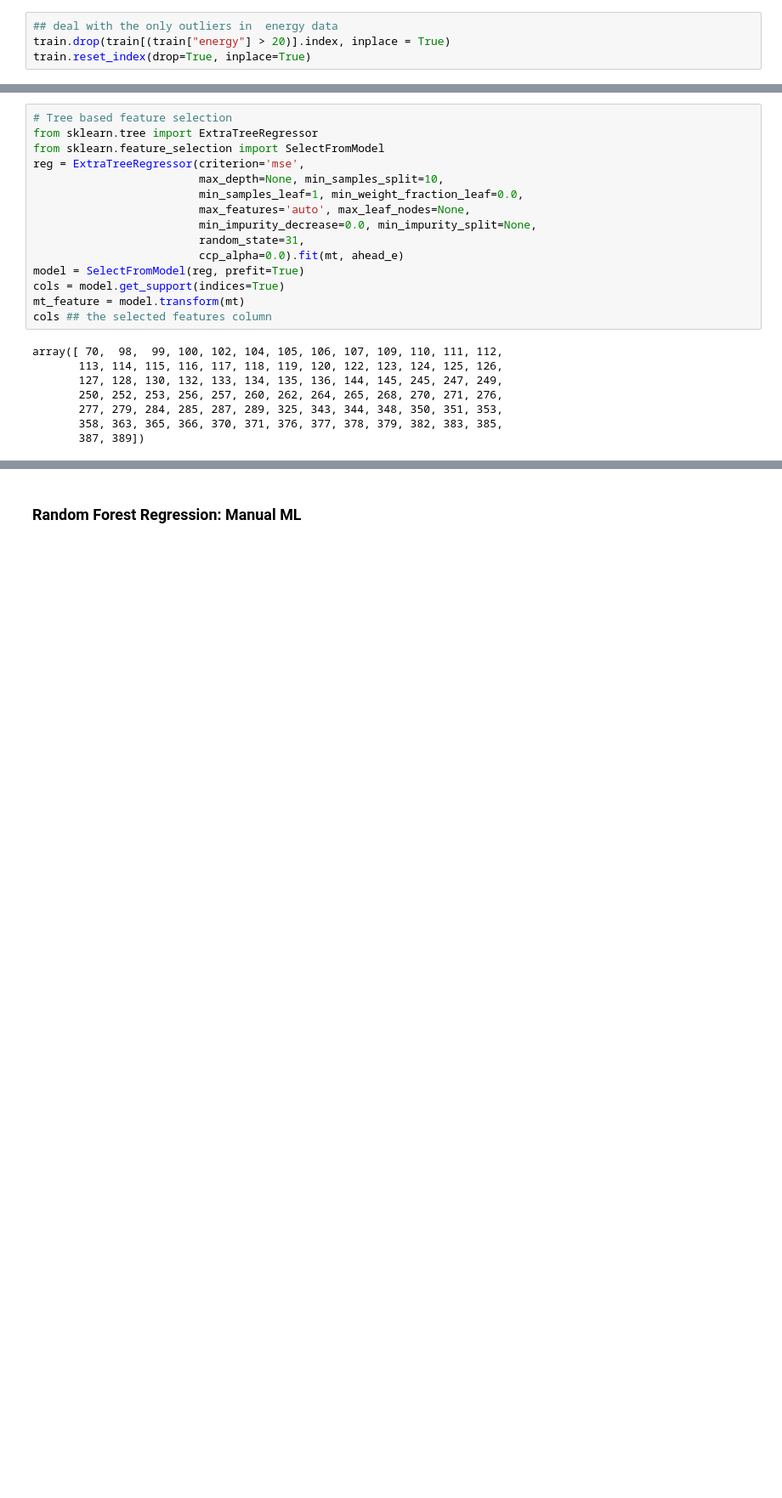
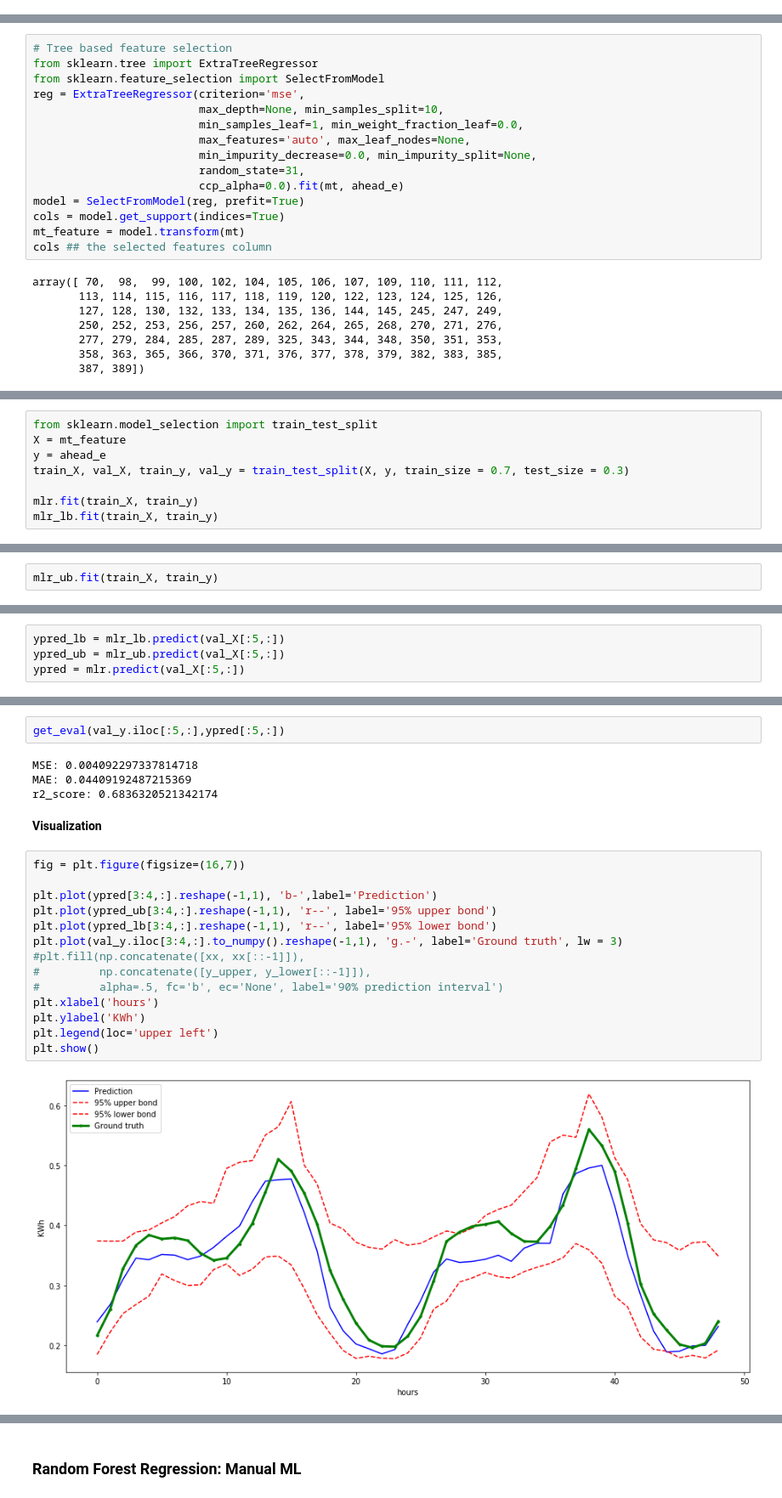
Before and after one commit to charlesfu4/MT, a Jupyter notebook: manual/hourly_forecast.ipynb, the cells around one changed output, grey strips where cells are left out. Shown at 85% size. Cells and saved outputs as stored; diff of their text form; blank space fills up the shorter version.

```diff
--- a/manual/hourly_forecast.ipynb
+++ b/manual/hourly_forecast.ipynb
@@ -87,10 +87,6 @@ test = test.set_index("Unnamed: 0")
 scatter_plot(train)
 # %% [output]
 [figure]
-# %%
-## deal with the only outliers in  energy data
-train.drop(train[(train["energy"] > 20)].index, inplace = True)
-train.reset_index(drop=True, inplace=True)
 # %% [markdown]
 ### Calibration of distribution
 # %%
@@ -182,0 +226,8 @@ array([ 70,  98,  99, 100, 102, 104, 105, 106, 107, 109, 110, 111, 112,
+# %%
+from sklearn.model_selection import train_test_split
+X = mt_feature
+y = ahead_e
+train_X, val_X, train_y, val_y = train_test_split(X, y, train_size = 0.7, test_size = 0.3)
+
+mlr.fit(train_X, train_y)
+mlr_lb.fit(train_X, train_y)
@@ -182,0 +236,2 @@ array([ 70,  98,  99, 100, 102, 104, 105, 106, 107, 109, 110, 111, 112,
+# %%
+mlr_ub.fit(train_X, train_y)
@@ -182,0 +258,4 @@ array([ 70,  98,  99, 100, 102, 104, 105, 106, 107, 109, 110, 111, 112,
+# %%
+ypred_lb = mlr_lb.predict(val_X[:5,:])
+ypred_ub = mlr_ub.predict(val_X[:5,:])
+ypred = mlr.predict(val_X[:5,:])
@@ -182,0 +268,24 @@ array([ 70,  98,  99, 100, 102, 104, 105, 106, 107, 109, 110, 111, 112,
+# %%
+get_eval(val_y.iloc[:5,:],ypred[:5,:])
+# %% [output]
+MSE: 0.004092297337814718
+MAE: 0.04409192487215369
+r2_score: 0.6836320521342174
+# %% [markdown]
+**Visualization**
+# %%
+fig = plt.figure(figsize=(16,7))
+
+plt.plot(ypred[3:4,:].reshape(-1,1), 'b-',label='Prediction')
+plt.plot(ypred_ub[3:4,:].reshape(-1,1), 'r--', label='95% upper bond')
+plt.plot(ypred_lb[3:4,:].reshape(-1,1), 'r--', label='95% lower bond')
+plt.plot(val_y.iloc[3:4,:].to_numpy().reshape(-1,1), 'g.-', label='Ground truth', lw = 3)
+#plt.fill(np.concatenate([xx, xx[::-1]]),
+#         np.concatenate([y_upper, y_lower[::-1]]),
+#         alpha=.5, fc='b', ec='None', label='90% prediction interval')
+plt.xlabel('hours')
+plt.ylabel('KWh')
+plt.legend(loc='upper left')
+plt.show()
+# %% [output]
+[figure, added]
```
Also changed, not shown: parts of 18 cells of this notebook.
